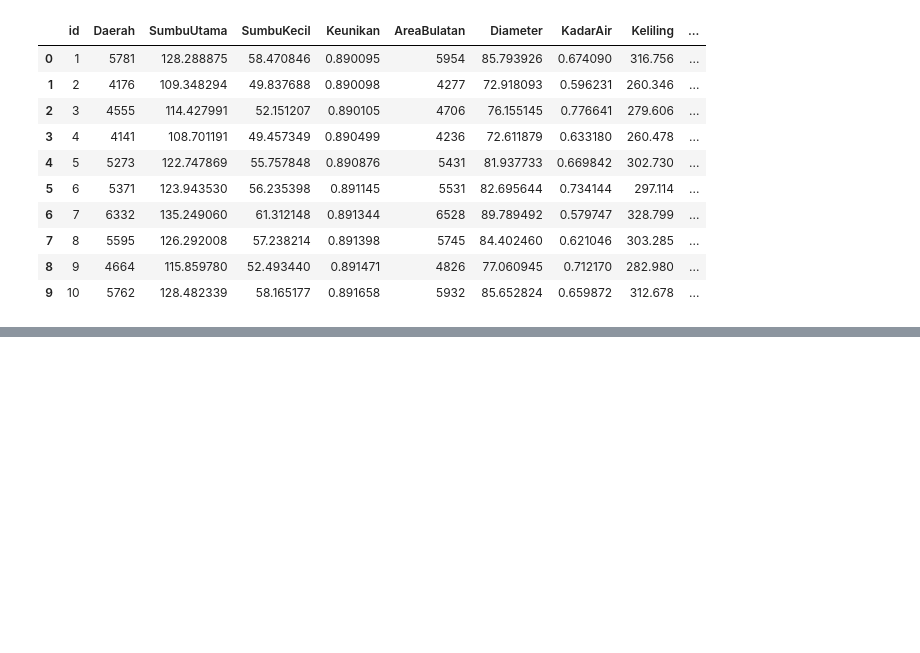
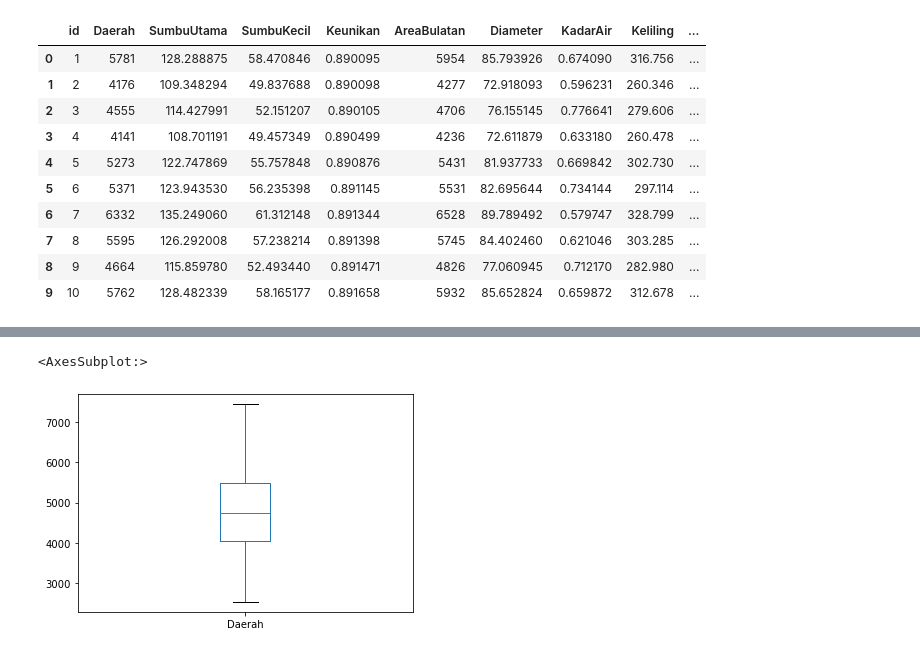
Before and after one commit to naufalsuryasumirat/Tubes_IF2220, a Jupyter notebook: src/K03-T1-IF2220-13519135.ipynb, the cells around one changed output, grey strips where cells are left out. Drawn from its saved outputs; the diff is of its cells as text; code cells hidden in the pictures; blank space fills up the shorter version.

```diff
--- a/src/K03-T1-IF2220-13519135.ipynb
+++ b/src/K03-T1-IF2220-13519135.ipynb
@@ -61,0 +96,6 @@ dtype: float64
+# %%
+# Histogram Plot Kolom Daerah (Box)
+gandum["Daerah"].plot(kind = 'box')
+# %% [output]
+<AxesSubplot:>
+[figure, added]
```
Also changed, not shown: parts of 44 cells of this notebook.
